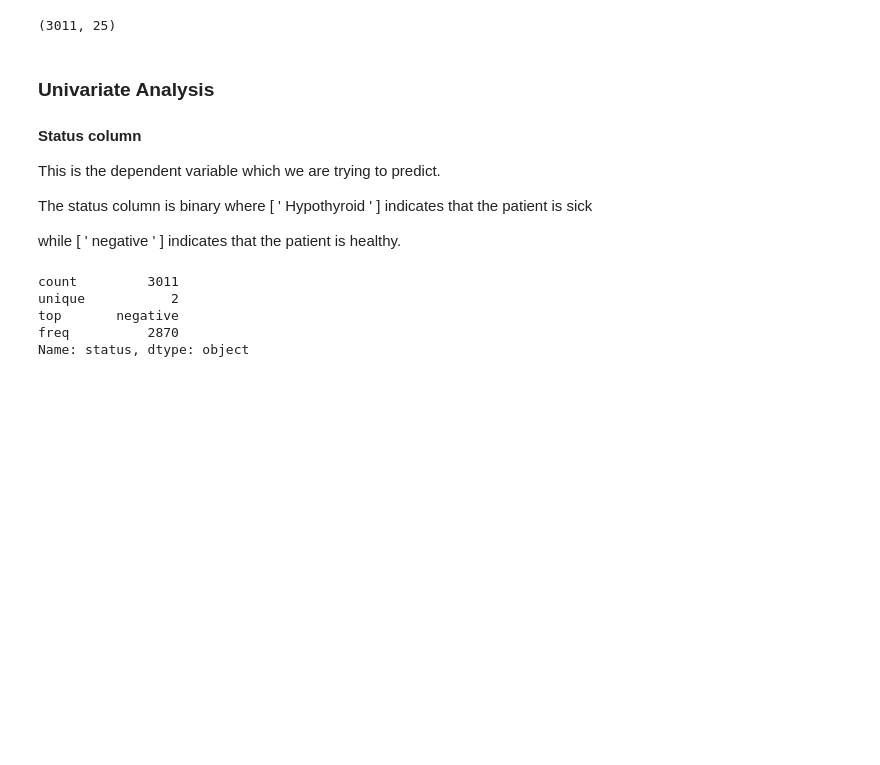
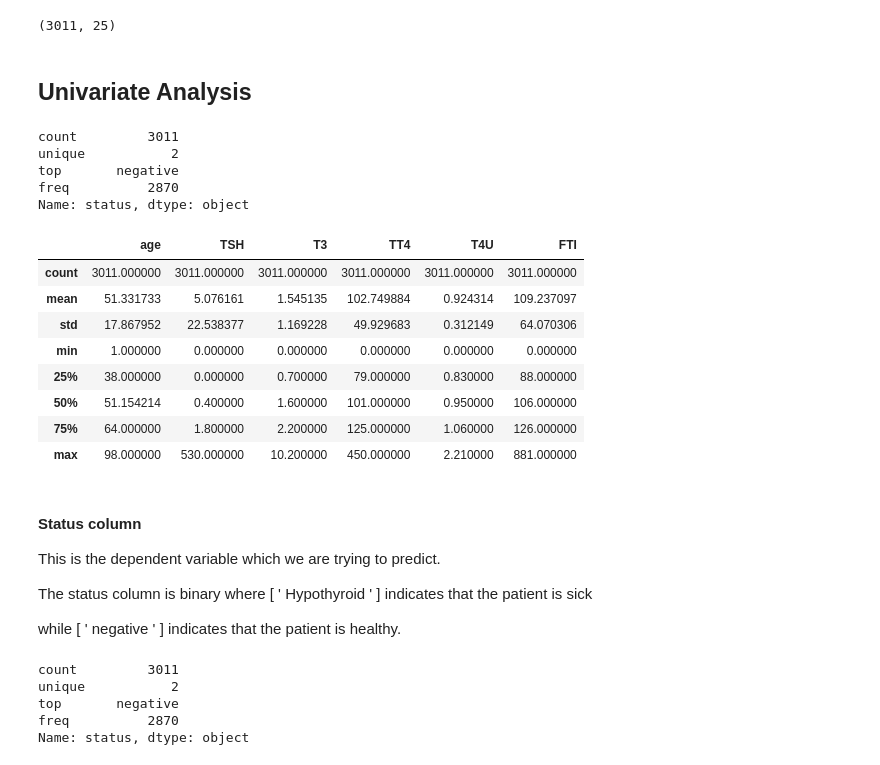
Before and after one commit to hellen2021/Nairobi-Hospital-Hypothyroidism, a Jupyter notebook: hypothyroidism.ipynb, the cells around one changed output. Cells and saved outputs as stored; diff of their text form; code cells hidden in the pictures; blank space fills up the shorter version.

```diff
--- a/hypothyroidism.ipynb
+++ b/hypothyroidism.ipynb
@@ -302,8 +312,31 @@ data = data.drop_duplicates()
 data.shape
 # %% [output]
 (3011, 25)
+# %% [markdown]
+## Univariate Analysis
+# %%
+#['hypothyroid', 'negative']
+data.status.describe()
+# %% [output]
+count         3011
+unique           2
+top       negative
+freq          2870
+Name: status, dtype: object
+# %%
+# describe the dataset
+data.describe()
+# %% [output]
+|  | age | TSH | T3 | TT4 | T4U | FTI |
+| count | 3011.000000 | 3011.000000 | 3011.000000 | 3011.000000 | 3011.000000 | 3011.000000 |
+| mean | 51.331733 | 5.076161 | 1.545135 | 102.749884 | 0.924314 | 109.237097 |
+| std | 17.867952 | 22.538377 | 1.169228 | 49.929683 | 0.312149 | 64.070306 |
+| min | 1.000000 | 0.000000 | 0.000000 | 0.000000 | 0.000000 | 0.000000 |
+| 25% | 38.000000 | 0.000000 | 0.700000 | 79.000000 | 0.830000 | 88.000000 |
+| 50% | 51.154214 | 0.400000 | 1.600000 | 101.000000 | 0.950000 | 106.000000 |
+| 75% | 64.000000 | 1.800000 | 2.200000 | 125.000000 | 1.060000 | 126.000000 |
+| max | 98.000000 | 530.000000 | 10.200000 | 450.000000 | 2.210000 | 881.000000 |
 # %% [markdown]
-### Univariate Analysis
 #### Status column
 This is the dependent variable which we are trying to predict.
 
```
Also changed, not shown: parts of 10 cells of this notebook.
